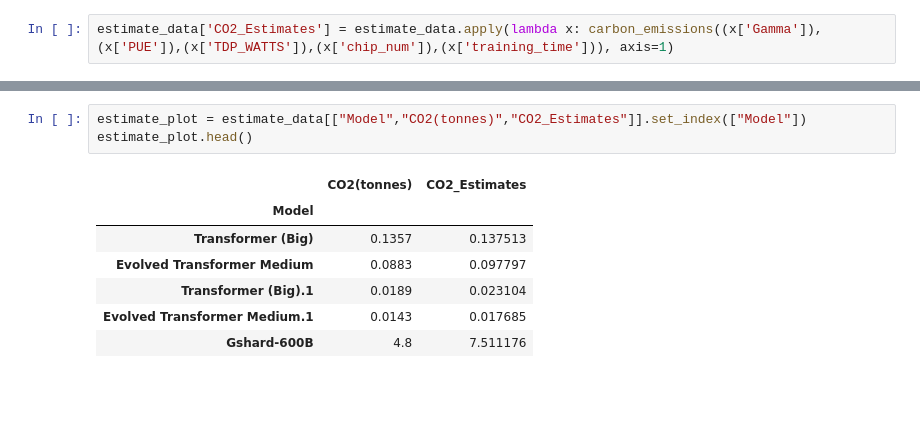
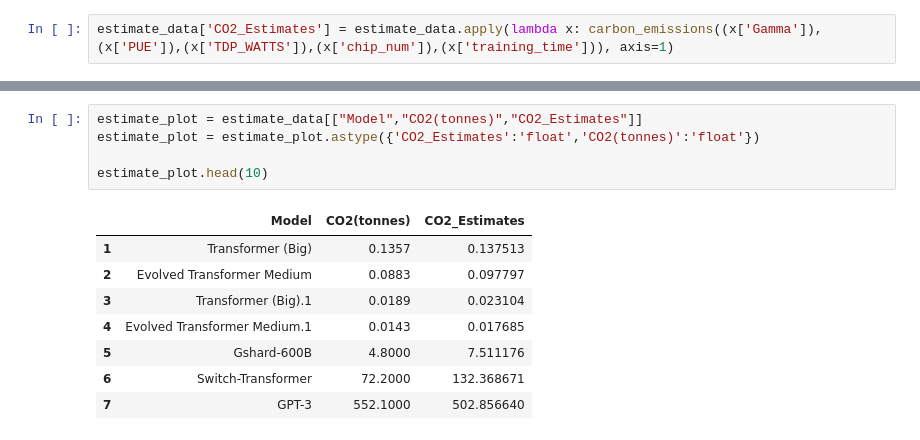
Before and after one commit to Archita93/CarboPrint.ai, a Jupyter notebook: Visualisation.ipynb, the cells around one changed output, grey strips where cells are left out. Saved outputs shown, nothing was run; the diff lists cells and outputs as text; blank space fills up the shorter version.

```diff
--- a/Visualisation.ipynb
+++ b/Visualisation.ipynb
@@ -41,13 +41,16 @@ estimate_data.head(10)
 | 6 | Switch-Transformer | Google Cloud | 403.0 | 1.10 | TPU v3 | 450.0 | 1024.0 | 648.00 | 179000 | ... |
 | 7 | GPT-3 | Microsoft Azure | 429.0 | 1.10 | V100 | 300.0 | 10000.0 | 355.20 | 1287000 | ... |
 # %%
-estimate_plot = estimate_data[["Model","CO2(tonnes)","CO2_Estimates"]].set_index(["Model"])
-estimate_plot.head()
+estimate_plot = estimate_data[["Model","CO2(tonnes)","CO2_Estimates"]]
+estimate_plot = estimate_plot.astype({'CO2_Estimates':'float','CO2(tonnes)':'float'})
+
+estimate_plot.head(10)
 # %% [output]
-|  | CO2(tonnes) | CO2_Estimates |
-| Model |  |  |
-| Transformer (Big) | 0.1357 | 0.137513 |
-| Evolved Transformer Medium | 0.0883 | 0.097797 |
-| Transformer (Big).1 | 0.0189 | 0.023104 |
-| Evolved Transformer Medium.1 | 0.0143 | 0.017685 |
-| Gshard-600B | 4.8 | 7.511176 |
+|  | Model | CO2(tonnes) | CO2_Estimates |
+| 1 | Transformer (Big) | 0.1357 | 0.137513 |
+| 2 | Evolved Transformer Medium | 0.0883 | 0.097797 |
+| 3 | Transformer (Big).1 | 0.0189 | 0.023104 |
+| 4 | Evolved Transformer Medium.1 | 0.0143 | 0.017685 |
+| 5 | Gshard-600B | 4.8000 | 7.511176 |
+| 6 | Switch-Transformer | 72.2000 | 132.368671 |
+| 7 | GPT-3 | 552.1000 | 502.856640 |
```
Also changed, not shown: parts of 5 cells of this notebook.
